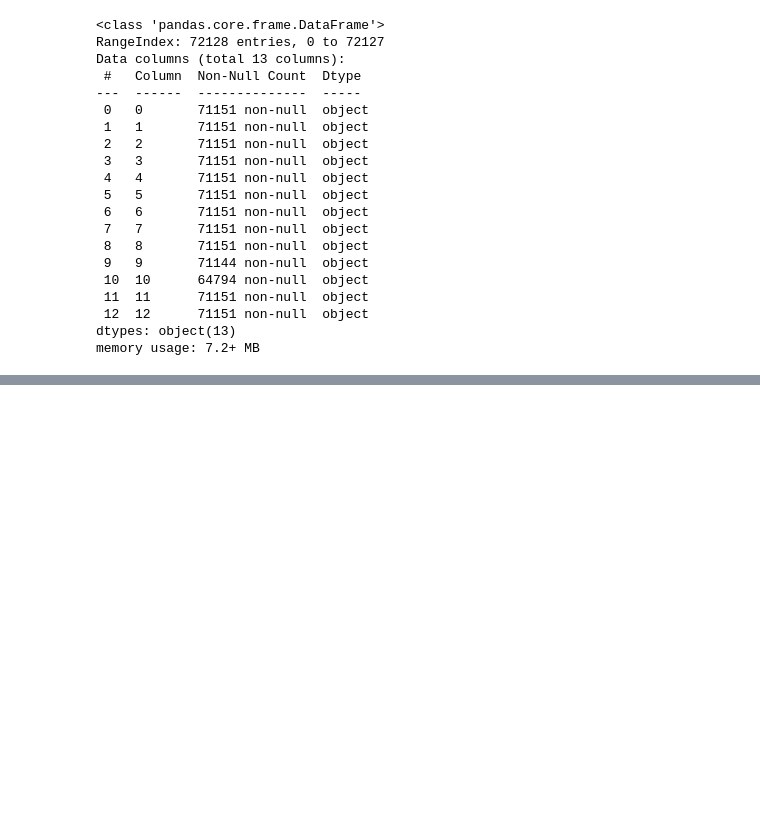
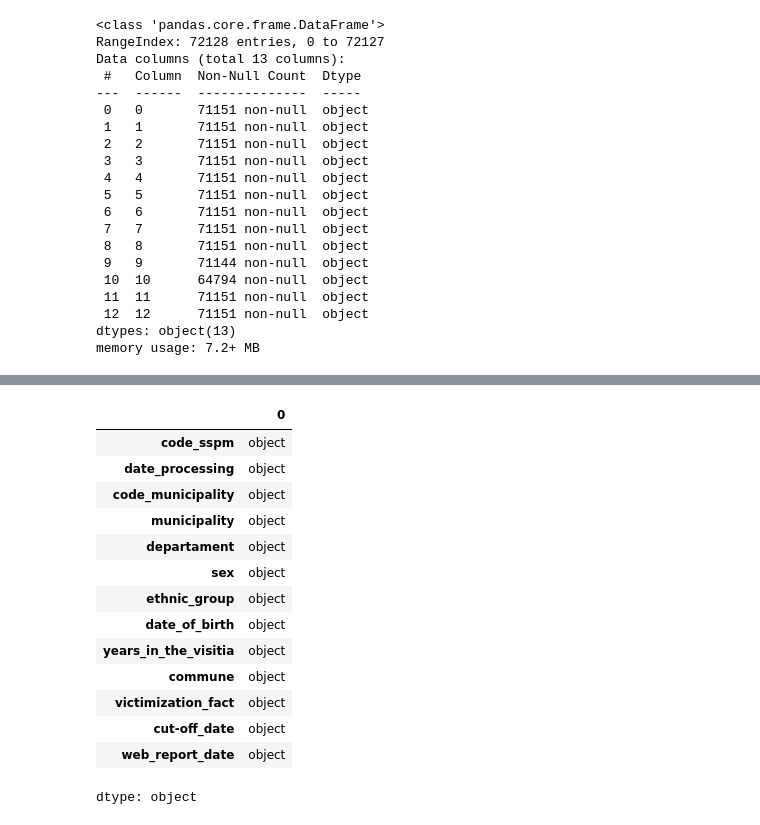
Before and after one commit to vamphook972/armed-conflict-ETL-project, a Jupyter notebook: notebooks/extraction _transformation.ipynb, the cells around one changed output, grey strips where cells are left out. Drawn from its saved outputs; the diff is of its cells as text; code cells hidden in the pictures; blank space fills up the shorter version.

```diff
--- a/notebooks/extraction _transformation.ipynb
+++ b/notebooks/extraction _transformation.ipynb
@@ -133,0 +181,23 @@ df_victims1.describe()
+# %%
+#fill in blanks in victimization_fact and commune
+df['victimization_fact'] = (df['victimization_fact']).fillna('No Registra')
+df['commune'] = (df['commune']).fillna('No Registra')
+# %%
+# See datatype of every column
+df.dtypes
+# %% [output]
+|  | 0 |
+| code_sspm | object |
+| date_processing | object |
+| code_municipality | object |
+| municipality | object |
+| departament | object |
+| sex | object |
+| ethnic_group | object |
+| date_of_birth | object |
+| years_in_the_visitia | object |
+| commune | object |
+| victimization_fact | object |
+| cut-off_date | object |
+| web_report_date | object |
+dtype: object
```
Also changed, not shown: parts of 8 cells of this notebook.
